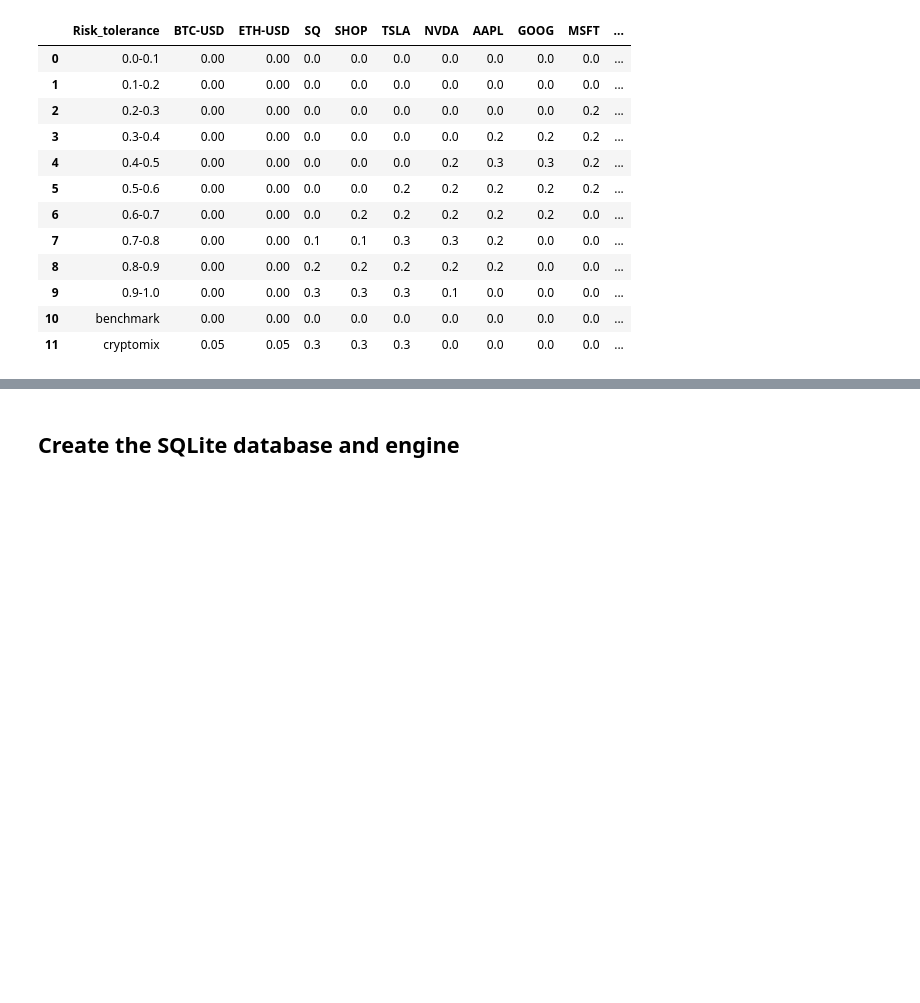
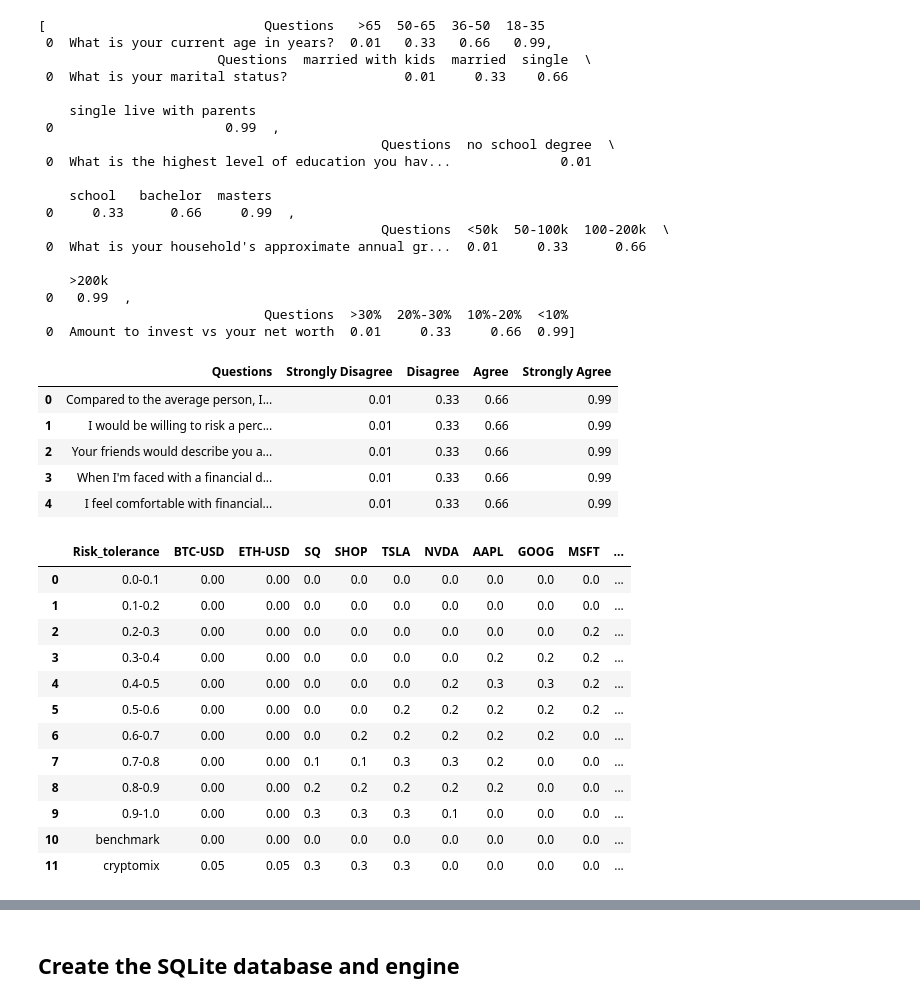
Before and after one commit to BorisDudkin/FinTech_Project_1_Investment_Advice, a Jupyter notebook: SQL/create_sql_tables.ipynb, the cells around one changed output, grey strips where cells are left out. Drawn from its saved outputs; the diff is of its cells as text; code cells hidden in the pictures; blank space fills up the shorter version.

```diff
--- a/SQL/create_sql_tables.ipynb
+++ b/SQL/create_sql_tables.ipynb
@@ -5,40 +5,64 @@ import sqlalchemy
 from pathlib import Path
 # %%
 # read capacity questionnaires into a list of dataframes risk_capacity:
-# my_questionnaires=['Q1_Capacity.csv','Q2_Capacity.csv','Q3_Capacity.csv','Q4_Capacity.csv','Q5_Capacity.csv']
-# risk_capacity=[]
+my_questionnaires=['Q1_Capacity.csv','Q2_Capacity.csv','Q3_Capacity.csv','Q4_Capacity.csv','Q5_Capacity.csv']
+risk_capacity=[]
 
 for quest in my_questionnaires:
     csvpath = Path("../Resources/"+quest)
-    pd_name= quest+"_df"
     pd_name = pd.read_csv(csvpath)
     risk_capacity.append(pd_name)
 
 display(risk_capacity)
 # read tolerance questionnaire into a dataframes risk_tolerance:
 risk_tolerance_df = pd.read_csv(csvpath)
 csvpath = Path("../Resources/Q_Tolerance.csv")
 risk_tolerance_df = pd.read_csv(csvpath)
 display(risk_tolerance_df)
-read portfolios into a portfolios_df dataframe:
+#read portfolios into a portfolios_df dataframe:
 csvpath = Path("../Resources/Portfolios.csv")
 portfolios_df = pd.read_csv(csvpath)
 display(portfolios_df)
 # read sectors into a sectors_mapping_df dataframe:
 csvpath = Path("../Resources/Sector_mapping.csv")
 sectors_mapping_df = pd.read_csv(csvpath)
 display(sectors_mapping_df)
 # %% [output]
+[                            Questions   >65  50-65  36-50  18-35
+ 0  What is your current age in years?  0.01   0.33   0.66   0.99,
+                       Questions  married with kids  married  single  \
+ 0  What is your marital status?               0.01     0.33    0.66
+
+    single live with parents
+ 0                      0.99  ,
+                                            Questions  no school degree  \
+ 0  What is the highest level of education you hav...              0.01
+
+    school   bachelor  masters
+ 0     0.33      0.66     0.99  ,
+                                            Questions  <50k  50-100k  100-200k  \
+ 0  What is your household's approximate annual gr...  0.01     0.33      0.66
+
+    >200k
+ 0   0.99  ,
+                             Questions  >30%  20%-30%  10%-20%  <10%
+ 0  Amount to invest vs your net worth  0.01     0.33     0.66  0.99]
-|  | Risk_tolerance | BTC-USD | ETH-USD | SQ | SHOP | TSLA | NVDA | AAPL | GOOG | MSFT | ... |
-| 0 | 0.0-0.1 | 0.00 | 0.00 | 0.0 | 0.0 | 0.0 | 0.0 | 0.0 | 0.0 | 0.0 | ... |
-| 1 | 0.1-0.2 | 0.00 | 0.00 | 0.0 | 0.0 | 0.0 | 0.0 | 0.0 | 0.0 | 0.0 | ... |
-| 2 | 0.2-0.3 | 0.00 | 0.00 | 0.0 | 0.0 | 0.0 | 0.0 | 0.0 | 0.0 | 0.2 | ... |
-| 3 | 0.3-0.4 | 0.00 | 0.00 | 0.0 | 0.0 | 0.0 | 0.0 | 0.2 | 0.2 | 0.2 | ... |
-| 4 | 0.4-0.5 | 0.00 | 0.00 | 0.0 | 0.0 | 0.0 | 0.2 | 0.3 | 0.3 | 0.2 | ... |
-| 5 | 0.5-0.6 | 0.00 | 0.00 | 0.0 | 0.0 | 0.2 | 0.2 | 0.2 | 0.2 | 0.2 | ... |
-| 6 | 0.6-0.7 | 0.00 | 0.00 | 0.0 | 0.2 | 0.2 | 0.2 | 0.2 | 0.2 | 0.0 | ... |
-| 7 | 0.7-0.8 | 0.00 | 0.00 | 0.1 | 0.1 | 0.3 | 0.3 | 0.2 | 0.0 | 0.0 | ... |
-| 8 | 0.8-0.9 | 0.00 | 0.00 | 0.2 | 0.2 | 0.2 | 0.2 | 0.2 | 0.0 | 0.0 | ... |
-| 9 | 0.9-1.0 | 0.00 | 0.00 | 0.3 | 0.3 | 0.3 | 0.1 | 0.0 | 0.0 | 0.0 | ... |
-| 10 | benchmark | 0.00 | 0.00 | 0.0 | 0.0 | 0.0 | 0.0 | 0.0 | 0.0 | 0.0 | ... |
-| 11 | cryptomix | 0.05 | 0.05 | 0.3 | 0.3 | 0.3 | 0.0 | 0.0 | 0.0 | 0.0 | ... |
+|  | Questions | Strongly Disagree | Disagree | Agree | Strongly Agree |
+| 0 | Compared to the average person, I... | 0.01 | 0.33 | 0.66 | 0.99 |
+| 1 | I would be willing to risk a perc... | 0.01 | 0.33 | 0.66 | 0.99 |
+| 2 | Your friends would describe you a... | 0.01 | 0.33 | 0.66 | 0.99 |
+| 3 | When I'm faced with a financial d... | 0.01 | 0.33 | 0.66 | 0.99 |
+| 4 | I feel comfortable with financial... | 0.01 | 0.33 | 0.66 | 0.99 |
+|  | Risk_tolerance | BTC-USD | ETH-USD | SQ | SHOP | TSLA | NVDA | AAPL | GOOG | MSFT | ... |
+| 0 | 0.0-0.1 | 0.00 | 0.00 | 0.0 | 0.0 | 0.0 | 0.0 | 0.0 | 0.0 | 0.0 | ... |
+| 1 | 0.1-0.2 | 0.00 | 0.00 | 0.0 | 0.0 | 0.0 | 0.0 | 0.0 | 0.0 | 0.0 | ... |
+| 2 | 0.2-0.3 | 0.00 | 0.00 | 0.0 | 0.0 | 0.0 | 0.0 | 0.0 | 0.0 | 0.2 | ... |
+| 3 | 0.3-0.4 | 0.00 | 0.00 | 0.0 | 0.0 | 0.0 | 0.0 | 0.2 | 0.2 | 0.2 | ... |
+| 4 | 0.4-0.5 | 0.00 | 0.00 | 0.0 | 0.0 | 0.0 | 0.2 | 0.3 | 0.3 | 0.2 | ... |
+| 5 | 0.5-0.6 | 0.00 | 0.00 | 0.0 | 0.0 | 0.2 | 0.2 | 0.2 | 0.2 | 0.2 | ... |
+| 6 | 0.6-0.7 | 0.00 | 0.00 | 0.0 | 0.2 | 0.2 | 0.2 | 0.2 | 0.2 | 0.0 | ... |
+| 7 | 0.7-0.8 | 0.00 | 0.00 | 0.1 | 0.1 | 0.3 | 0.3 | 0.2 | 0.0 | 0.0 | ... |
+| 8 | 0.8-0.9 | 0.00 | 0.00 | 0.2 | 0.2 | 0.2 | 0.2 | 0.2 | 0.0 | 0.0 | ... |
+| 9 | 0.9-1.0 | 0.00 | 0.00 | 0.3 | 0.3 | 0.3 | 0.1 | 0.0 | 0.0 | 0.0 | ... |
+| 10 | benchmark | 0.00 | 0.00 | 0.0 | 0.0 | 0.0 | 0.0 | 0.0 | 0.0 | 0.0 | ... |
+| 11 | cryptomix | 0.05 | 0.05 | 0.3 | 0.3 | 0.3 | 0.0 | 0.0 | 0.0 | 0.0 | ... |
```
Also changed, not shown: parts of 6 cells of this notebook.
